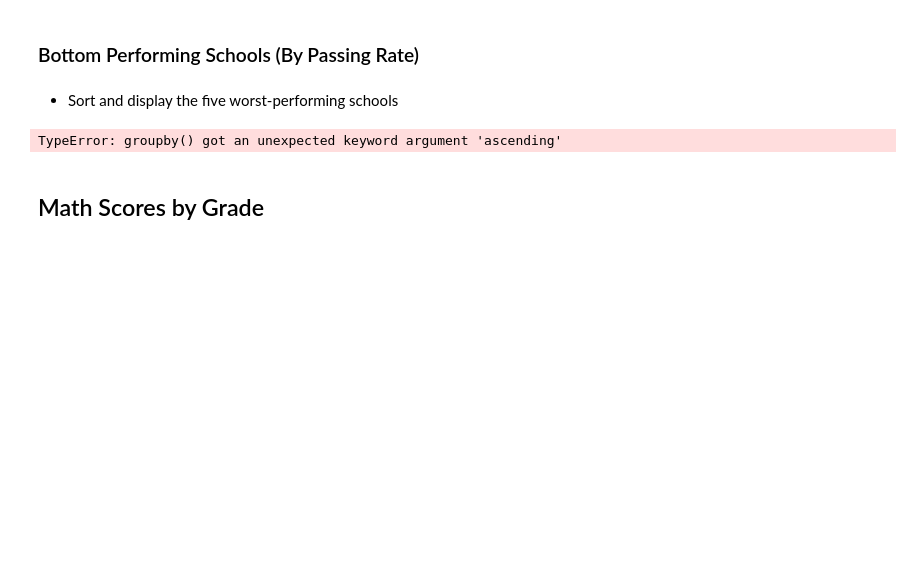
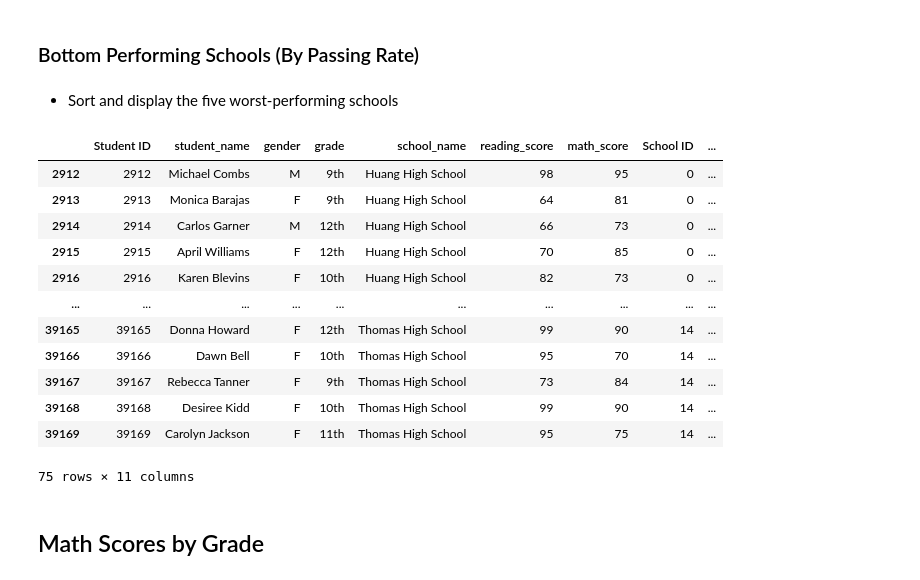
Before and after one commit to janayachristine/DS311-PythonLab-Assignments, a Jupyter notebook: Python-Lab/Python_Lab_Assignment.ipynb, the cells around one changed output. Drawn from its saved outputs; the diff is of its cells as text; code cells hidden in the pictures; blank space fills up the shorter version.

```diff
--- a/Python-Lab/Python_Lab_Assignment.ipynb
+++ b/Python-Lab/Python_Lab_Assignment.ipynb
@@ -227,10 +268,22 @@ print(percentageOverallPassingRate)
 # %%
 #  Sort and display the worst five schools in overall passing rate
 
-school_data_df = school_data_complete.groupby(["school_name"], ascending=False)
-school_data_df.head()
+school_data_df = school_data_complete.groupby(["school_name"])
+school_data_df.tail()
 # %% [output]
+|  | Student ID | student_name | gender | grade | school_name | reading_score | math_score | School ID | ... |
+| 2912 | 2912 | Michael Combs | M | 9th | Huang High School | 98 | 95 | 0 | ... |
+| 2913 | 2913 | Monica Barajas | F | 9th | Huang High School | 64 | 81 | 0 | ... |
+| 2914 | 2914 | Carlos Garner | M | 12th | Huang High School | 66 | 73 | 0 | ... |
+| 2915 | 2915 | April Williams | F | 12th | Huang High School | 70 | 85 | 0 | ... |
+| 2916 | 2916 | Karen Blevins | F | 10th | Huang High School | 82 | 73 | 0 | ... |
+| ... | ... | ... | ... | ... | ... | ... | ... | ... | ... |
+| 39165 | 39165 | Donna Howard | F | 12th | Thomas High School | 99 | 90 | 14 | ... |
+| 39166 | 39166 | Dawn Bell | F | 10th | Thomas High School | 95 | 70 | 14 | ... |
+| 39167 | 39167 | Rebecca Tanner | F | 9th | Thomas High School | 73 | 84 | 14 | ... |
+| 39168 | 39168 | Desiree Kidd | F | 10th | Thomas High School | 99 | 90 | 14 | ... |
+| 39169 | 39169 | Carolyn Jackson | F | 11th | Thomas High School | 95 | 75 | 14 | ... |
-TypeError: groupby() got an unexpected keyword argument 'ascending'
+75 rows × 11 columns
 # %% [markdown]
 ## Math Scores by Grade
 # %% [markdown]
```
Also changed, not shown: parts of 38 cells of this notebook, 1 other file.
